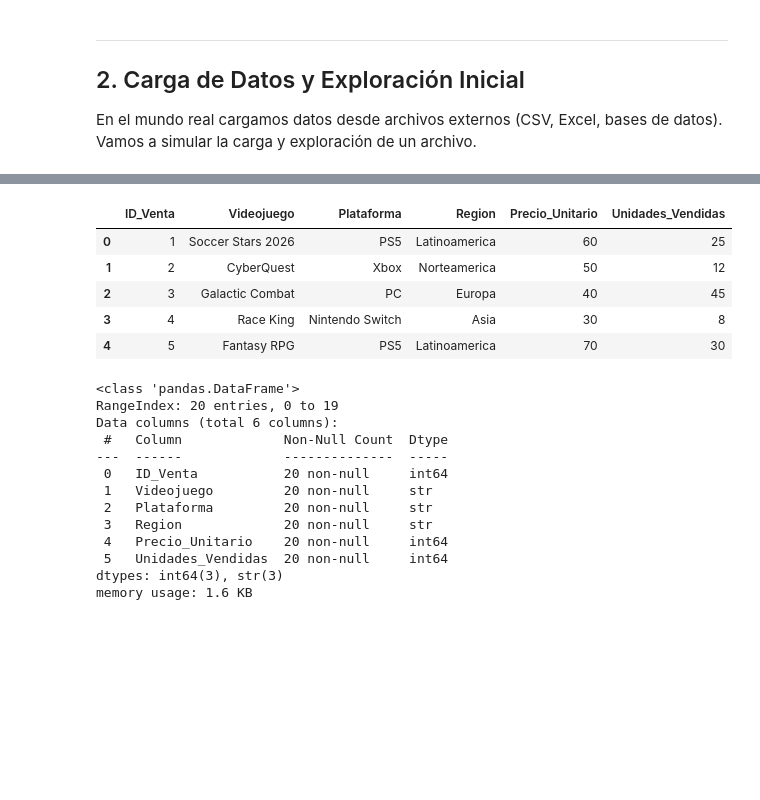
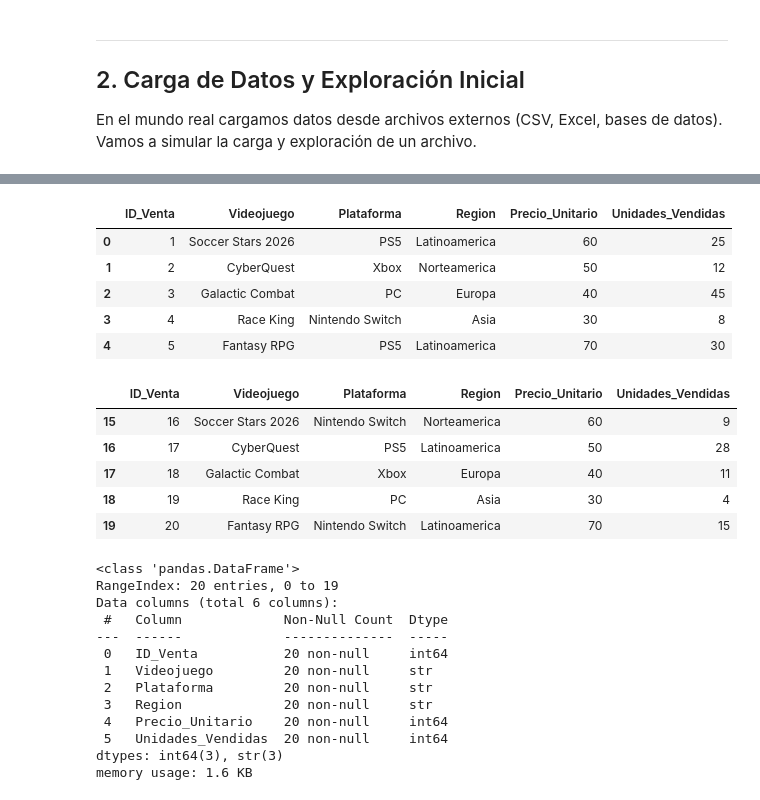
Before and after one commit to cdsaineac/Bootcamp-DS-202605, a Jupyter notebook: Clase 06 - Intro Pandas/Clase 06 - Intro_Pandas.ipynb, the cells around one changed output, grey strips where cells are left out. Cells and saved outputs as stored; diff of their text form; code cells hidden in the pictures; blank space fills up the shorter version.

```diff
--- a/Clase 06 - Intro Pandas/Clase 06 - Intro_Pandas.ipynb
+++ b/Clase 06 - Intro Pandas/Clase 06 - Intro_Pandas.ipynb
@@ -45,19 +66,25 @@ En el mundo real cargamos datos desde archivos externos (CSV, Excel, bases de da
 # %%
 # 0. Cargamos el dataset de ejemplo para la clase
 df_ventas = pd.read_csv('ventas_videojuegos.csv')
 
 # 1.1 Ver las primeras filas
-df_ventas.head(5)
+display(df_ventas.head())
 
 # 1.2 Ver las últimas filas
-df_ventas.tail(5)
+display(df_ventas.tail())
 # %% [output]
 |  | ID_Venta | Videojuego | Plataforma | Region | Precio_Unitario | Unidades_Vendidas |
 | 0 | 1 | Soccer Stars 2026 | PS5 | Latinoamerica | 60 | 25 |
 | 1 | 2 | CyberQuest | Xbox | Norteamerica | 50 | 12 |
 | 2 | 3 | Galactic Combat | PC | Europa | 40 | 45 |
 | 3 | 4 | Race King | Nintendo Switch | Asia | 30 | 8 |
 | 4 | 5 | Fantasy RPG | PS5 | Latinoamerica | 70 | 30 |
+|  | ID_Venta | Videojuego | Plataforma | Region | Precio_Unitario | Unidades_Vendidas |
+| 15 | 16 | Soccer Stars 2026 | Nintendo Switch | Norteamerica | 60 | 9 |
+| 16 | 17 | CyberQuest | PS5 | Latinoamerica | 50 | 28 |
+| 17 | 18 | Galactic Combat | Xbox | Europa | 40 | 11 |
+| 18 | 19 | Race King | PC | Asia | 30 | 4 |
+| 19 | 20 | Fantasy RPG | Nintendo Switch | Latinoamerica | 70 | 15 |
 # %%
 # 2. Diagnóstico del tipo de datos y nulos
 df_ventas.info()
```
Also changed, not shown: parts of 12 cells of this notebook.
